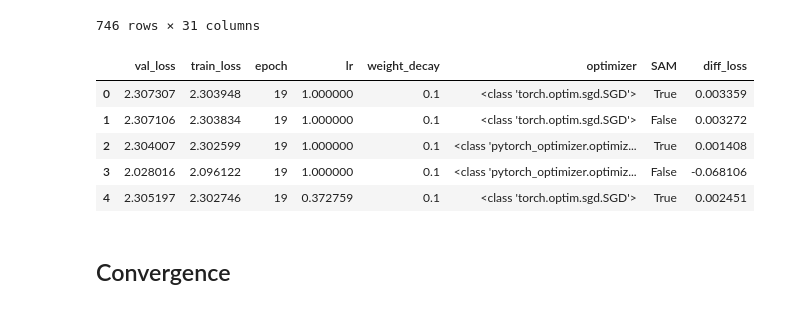
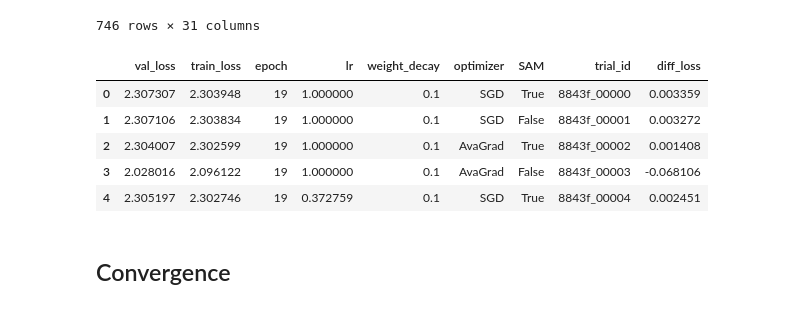
Before and after one commit to RaphaelMaser/OPT4ML-project, a Jupyter notebook: analysis.ipynb, the cells around one changed output. Cells and saved outputs as stored; diff of their text form; code cells hidden in the pictures.

```diff
--- a/analysis.ipynb
+++ b/analysis.ipynb
@@ -38,17 +38,18 @@ Failed to read the results for 1 trials:
 746 rows × 31 columns
 # %%
 metrics_df_cleaned= metrics_df.rename(columns={"config/lightning_config/_module_init_config/config/SAM":"SAM", "config/lightning_config/_module_init_config/config/optimizer":"optimizer", "config/lightning_config/_module_init_config/config/parameters/lr":"lr","config/lightning_config/_module_init_config/config/parameters/weight_decay":"weight_decay" })
-metrics_df_cleaned = metrics_df_cleaned[["val_loss", "train_loss", "epoch", "lr", "weight_decay", "optimizer", "SAM"]]
+metrics_df_cleaned["optimizer"] = metrics_df_cleaned["optimizer"].replace({"<class 'torch.optim.sgd.SGD'>": "SGD", "<class 'pytorch_optimizer.optimizer.avagrad.AvaGrad'>":"AvaGrad"})
+metrics_df_cleaned = metrics_df_cleaned[["val_loss", "train_loss", "epoch", "lr", "weight_decay", "optimizer", "SAM", "trial_id"]]
 diff_loss = pd.DataFrame(metrics_df_cleaned["val_loss"].subtract(metrics_df_cleaned["train_loss"]), columns=["diff_loss"])
 metrics_df_cleaned = pd.concat([metrics_df_cleaned, diff_loss], axis=1)
 display(metrics_df_cleaned.head())
 # %% [output]
-|  | val_loss | train_loss | epoch | lr | weight_decay | optimizer | SAM | diff_loss |
-| 0 | 2.307307 | 2.303948 | 19 | 1.000000 | 0.1 | <class 'torch.optim.sgd.SGD'> | True | 0.003359 |
-| 1 | 2.307106 | 2.303834 | 19 | 1.000000 | 0.1 | <class 'torch.optim.sgd.SGD'> | False | 0.003272 |
-| 2 | 2.304007 | 2.302599 | 19 | 1.000000 | 0.1 | <class 'pytorch_optimizer.optimiz... | True | 0.001408 |
-| 3 | 2.028016 | 2.096122 | 19 | 1.000000 | 0.1 | <class 'pytorch_optimizer.optimiz... | False | -0.068106 |
-| 4 | 2.305197 | 2.302746 | 19 | 0.372759 | 0.1 | <class 'torch.optim.sgd.SGD'> | True | 0.002451 |
+|  | val_loss | train_loss | epoch | lr | weight_decay | optimizer | SAM | trial_id | diff_loss |
+| 0 | 2.307307 | 2.303948 | 19 | 1.000000 | 0.1 | SGD | True | 8843f_00000 | 0.003359 |
+| 1 | 2.307106 | 2.303834 | 19 | 1.000000 | 0.1 | SGD | False | 8843f_00001 | 0.003272 |
+| 2 | 2.304007 | 2.302599 | 19 | 1.000000 | 0.1 | AvaGrad | True | 8843f_00002 | 0.001408 |
+| 3 | 2.028016 | 2.096122 | 19 | 1.000000 | 0.1 | AvaGrad | False | 8843f_00003 | -0.068106 |
+| 4 | 2.305197 | 2.302746 | 19 | 0.372759 | 0.1 | SGD | True | 8843f_00004 | 0.002451 |
 # %% [markdown]
 ## Convergence
 # %%
```
Also changed, not shown: parts of 25 cells of this notebook, 4 other files.
